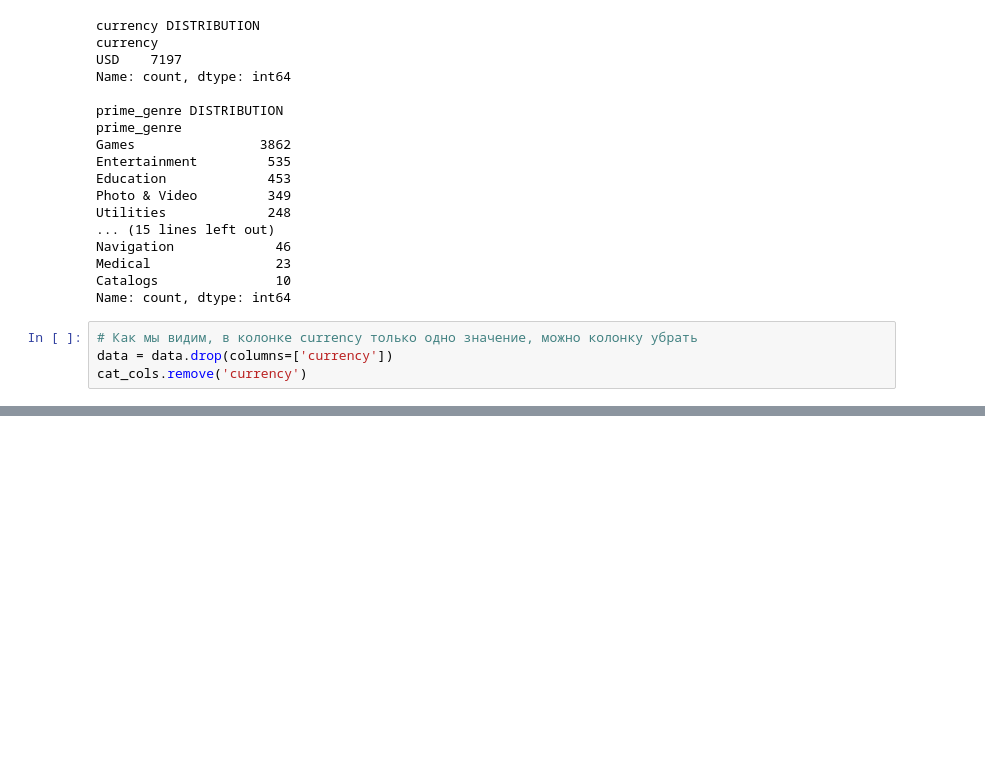
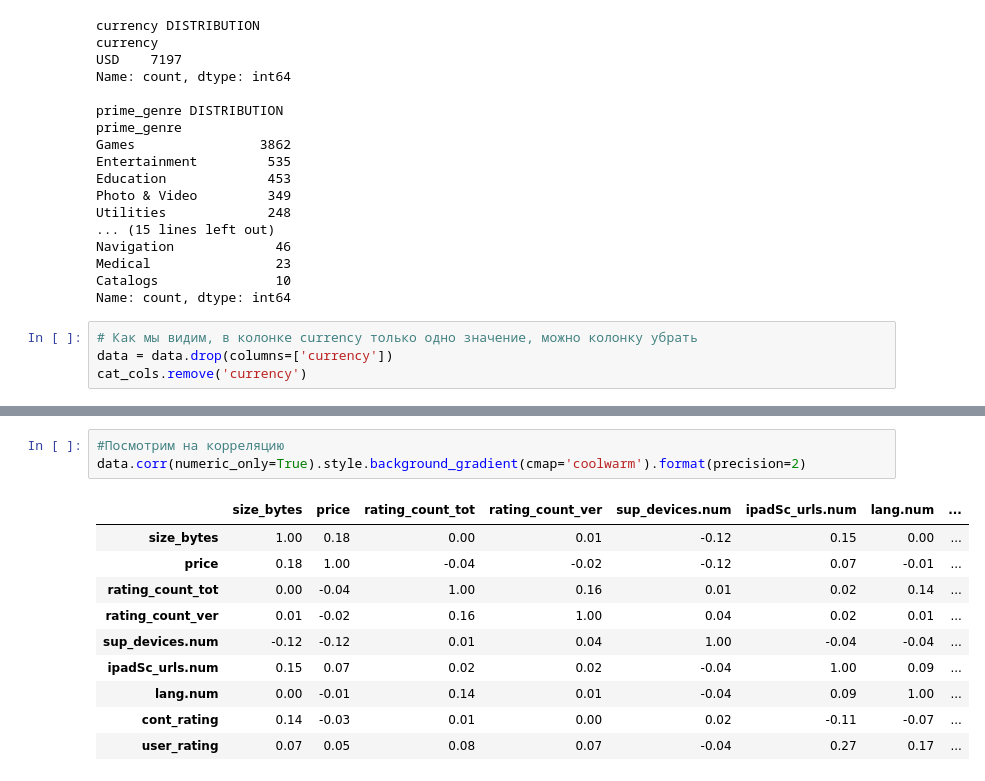
Before and after one commit to Feqqf/Machine_learning_colab, a Jupyter notebook: seminar_1.ipynb, the cells around one changed output, grey strips where cells are left out. Cells and saved outputs as stored; diff of their text form; blank space fills up the shorter version.

```diff
--- a/seminar_1.ipynb
+++ b/seminar_1.ipynb
@@ -105,0 +112,14 @@ cat_cols.remove('currency')
+# %%
+#Посмотрим на корреляцию
+data.corr(numeric_only=True).style.background_gradient(cmap='coolwarm').format(precision=2)
+# %% [output]
+|  | size_bytes | price | rating_count_tot | rating_count_ver | sup_devices.num | ipadSc_urls.num | lang.num | ... |
+| size_bytes | 1.00 | 0.18 | 0.00 | 0.01 | -0.12 | 0.15 | 0.00 | ... |
+| price | 0.18 | 1.00 | -0.04 | -0.02 | -0.12 | 0.07 | -0.01 | ... |
+| rating_count_tot | 0.00 | -0.04 | 1.00 | 0.16 | 0.01 | 0.02 | 0.14 | ... |
+| rating_count_ver | 0.01 | -0.02 | 0.16 | 1.00 | 0.04 | 0.02 | 0.01 | ... |
+| sup_devices.num | -0.12 | -0.12 | 0.01 | 0.04 | 1.00 | -0.04 | -0.04 | ... |
+| ipadSc_urls.num | 0.15 | 0.07 | 0.02 | 0.02 | -0.04 | 1.00 | 0.09 | ... |
+| lang.num | 0.00 | -0.01 | 0.14 | 0.01 | -0.04 | 0.09 | 1.00 | ... |
+| cont_rating | 0.14 | -0.03 | 0.01 | 0.00 | 0.02 | -0.11 | -0.07 | ... |
+| user_rating | 0.07 | 0.05 | 0.08 | 0.07 | -0.04 | 0.27 | 0.17 | ... |
```
Also changed, not shown: parts of 10 cells of this notebook.
